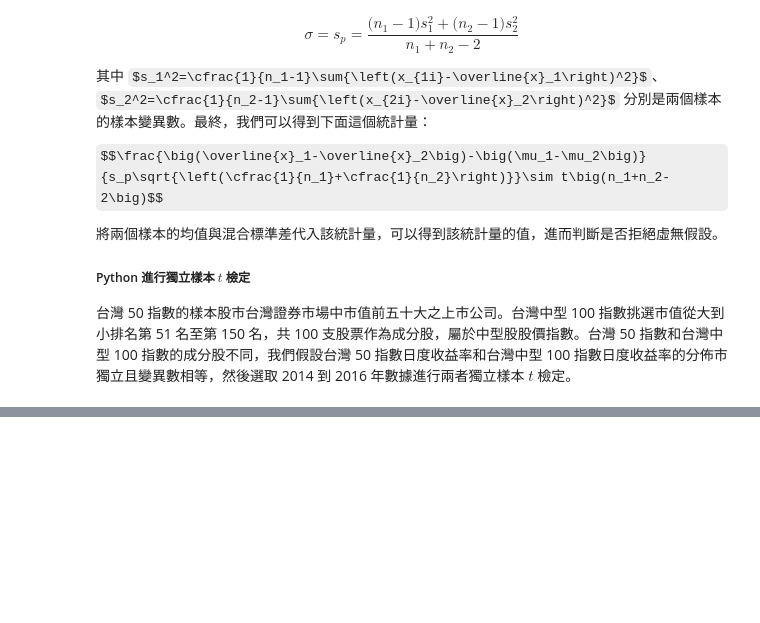
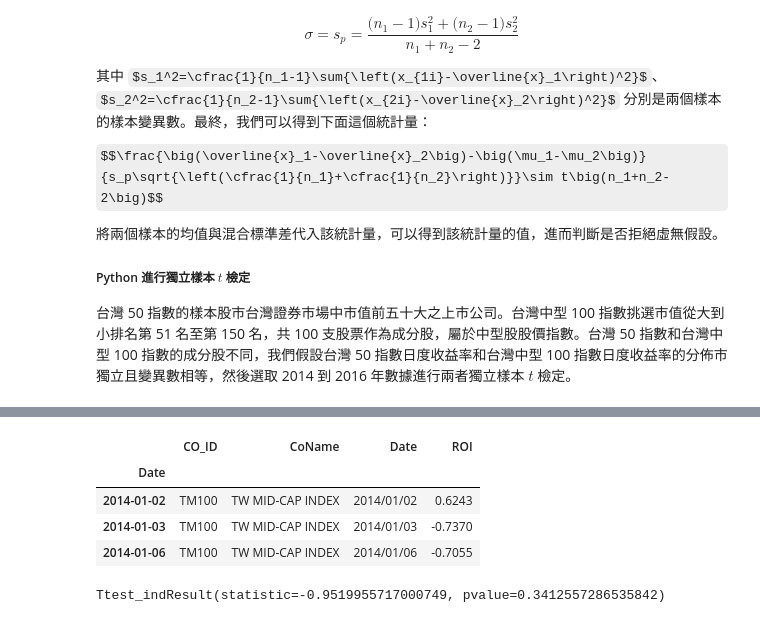
Before and after one commit to okluda/finpy_practice, a Jupyter notebook: ch_16.ipynb, the cells around one changed output, grey strips where cells are left out. Cells and saved outputs as stored; diff of their text form; code cells hidden in the pictures; some formulas as TeX source; blank space fills up the shorter version.

```diff
--- a/ch_16.ipynb
+++ b/ch_16.ipynb
@@ -263,0 +271,19 @@ tw50=TRD_Index[TRD_Index.CoName=='TW 50 INDEX  ']
+# %%
+# 提取台灣中型 100 指數數據
+TM100=TRD_Index[TRD_Index.CoName=='TW MID-CAP INDEX']
+TM100.head(3)
+# %% [output]
+|  | CO_ID | CoName | Date | ROI |
+| Date |  |  |  |  |
+| 2014-01-02 | TM100 | TW MID-CAP INDEX | 2014/01/02 | 0.6243 |
+| 2014-01-03 | TM100 | TW MID-CAP INDEX | 2014/01/03 | -0.7370 |
+| 2014-01-06 | TM100 | TW MID-CAP INDEX | 2014/01/06 | -0.7055 |
+# %%
+retData1 = pd.concat([TM100.ROI,tw50.ROI],axis=1).astype(np.float)
+retData1 =retData1.dropna()
+retData1.columns=['TM100','TW50']
+
+# 輸入兩個變數
+stats.ttest_ind(retData1.TM100,retData1.TW50)
+# %% [output]
+Ttest_indResult(statistic=-0.9519955717000749, pvalue=0.3412557286535842)
```
Also changed, not shown: parts of 7 cells of this notebook, 1 other file.
